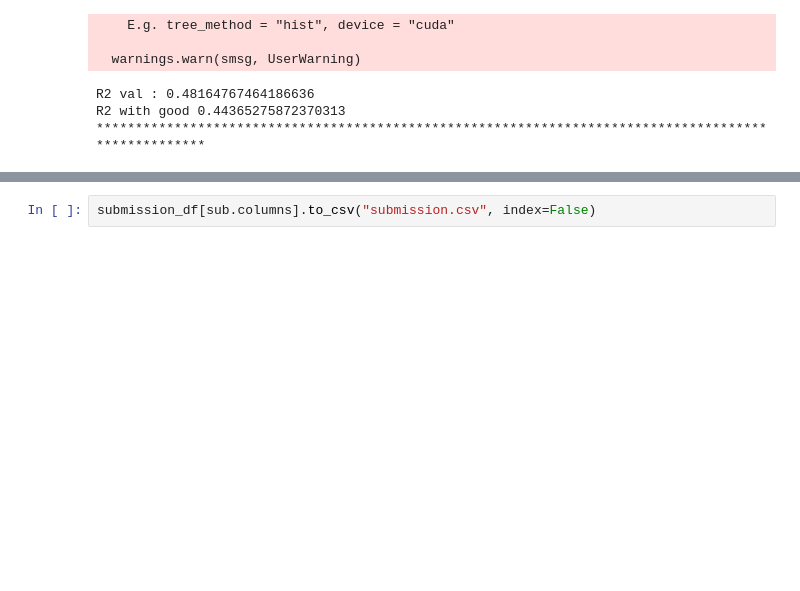
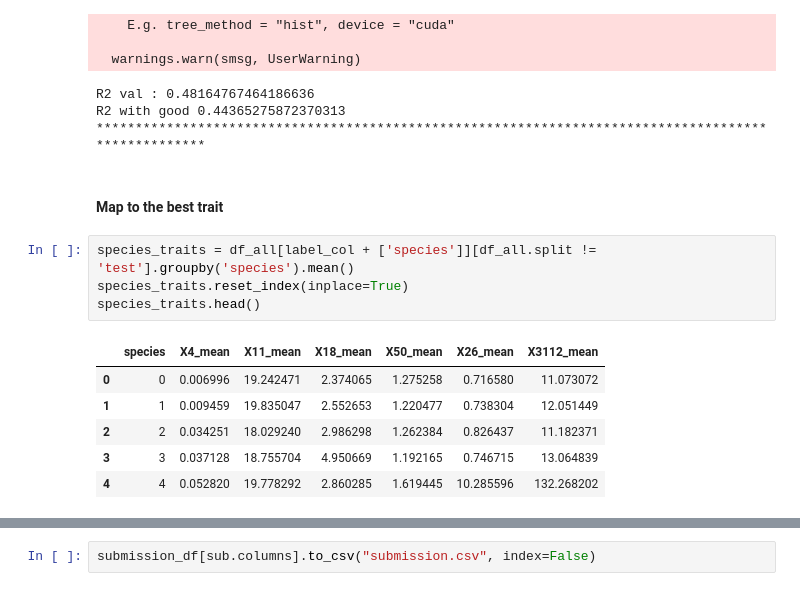
Before and after one commit to dysdsyd/PlantTraits2024, a Jupyter notebook: notebooks/plantTraits/xgboost.ipynb, the cells around one changed output, grey strips where cells are left out. Drawn from its saved outputs; the diff is of its cells as text; blank space fills up the shorter version.

```diff
--- a/notebooks/plantTraits/xgboost.ipynb
+++ b/notebooks/plantTraits/xgboost.ipynb
@@ -222,3 +223,16 @@ R2 train: 0.47001623147567884
 R2 val : 0.48164767464186636
 R2 with good 0.44365275872370313
 ****************************************************************************************************
+# %% [markdown]
+#### Map to the best trait
+# %%
+species_traits = df_all[label_col + ['species']][df_all.split != 'test'].groupby('species').mean()
+species_traits.reset_index(inplace=True)
+species_traits.head()
+# %% [output]
+|  | species | X4_mean | X11_mean | X18_mean | X50_mean | X26_mean | X3112_mean |
+| 0 | 0 | 0.006996 | 19.242471 | 2.374065 | 1.275258 | 0.716580 | 11.073072 |
+| 1 | 1 | 0.009459 | 19.835047 | 2.552653 | 1.220477 | 0.738304 | 12.051449 |
+| 2 | 2 | 0.034251 | 18.029240 | 2.986298 | 1.262384 | 0.826437 | 11.182371 |
+| 3 | 3 | 0.037128 | 18.755704 | 4.950669 | 1.192165 | 0.746715 | 13.064839 |
+| 4 | 4 | 0.052820 | 19.778292 | 2.860285 | 1.619445 | 10.285596 | 132.268202 |
```
Also changed, not shown: parts of 4 cells of this notebook.
